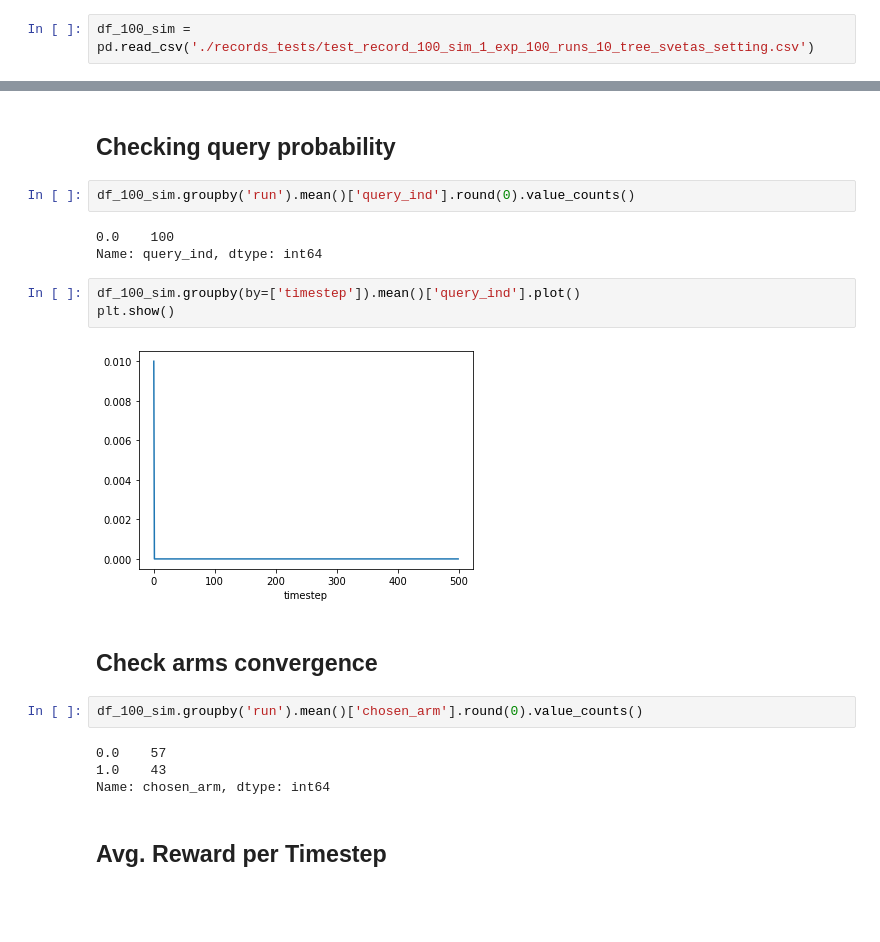
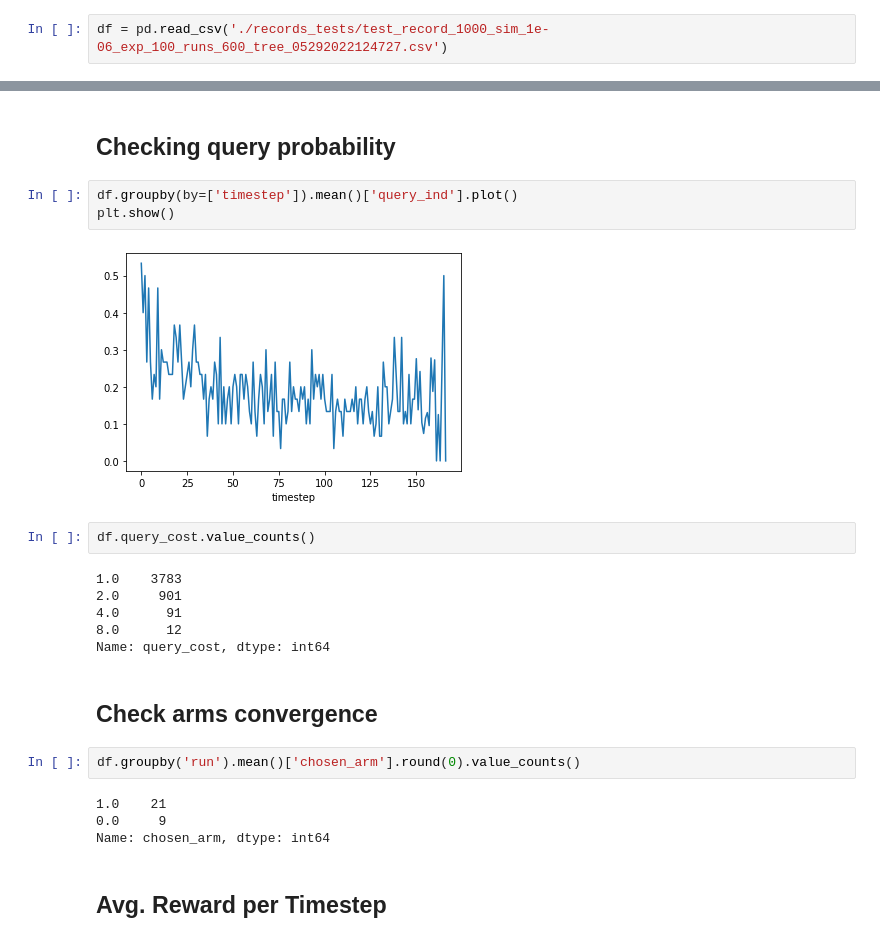
Before and after one commit to dvirla/ARLBayesMCTS, a Jupyter notebook: changing_query_analysis.ipynb, the cells around one changed output, grey strips where cells are left out. Saved outputs shown, nothing was run; the diff lists cells and outputs as text; blank space fills up the shorter version.

```diff
--- a/changing_query_analysis.ipynb
+++ b/changing_query_analysis.ipynb
@@ -15,5 +15,5 @@ import pickle
 np.random.seed(42)
 random.seed(42)
 # %%
-df_100_sim = pd.read_csv('./records_tests/test_record_100_sim_1_exp_100_runs_10_tree_svetas_setting.csv')
+df = pd.read_csv('./records_tests/test_record_1000_sim_1e-06_exp_100_runs_600_tree_05292022124727.csv')
 # %%
@@ -26,22 +26,25 @@ Namespace(learning_rate=1.0, discount_factor=0.95, base_query_cost=0.5, explorat
 # %% [markdown]
 ## Checking query probability
-# %%
-df_100_sim.groupby('run').mean()['query_ind'].round(0).value_counts()
-# %% [output]
-0.0    100
-Name: query_ind, dtype: int64
 # %%
-df_100_sim.groupby(by=['timestep']).mean()['query_ind'].plot()
+df.groupby(by=['timestep']).mean()['query_ind'].plot()
 plt.show()
 # %% [output]
-[figure, old version]
+[figure, new version]
+# %%
+df.query_cost.value_counts()
+# %% [output]
+1.0    3783
+2.0     901
+4.0      91
+8.0      12
+Name: query_cost, dtype: int64
 # %% [markdown]
 ## Check arms convergence
 # %%
-df_100_sim.groupby('run').mean()['chosen_arm'].round(0).value_counts()
+df.groupby('run').mean()['chosen_arm'].round(0).value_counts()
 # %% [output]
-0.0    57
-1.0    43
+1.0    21
+0.0     9
 Name: chosen_arm, dtype: int64
 # %% [markdown]
 ## Avg. Reward per Timestep
```
Also changed, not shown: parts of 3 cells of this notebook, 1 other file.
